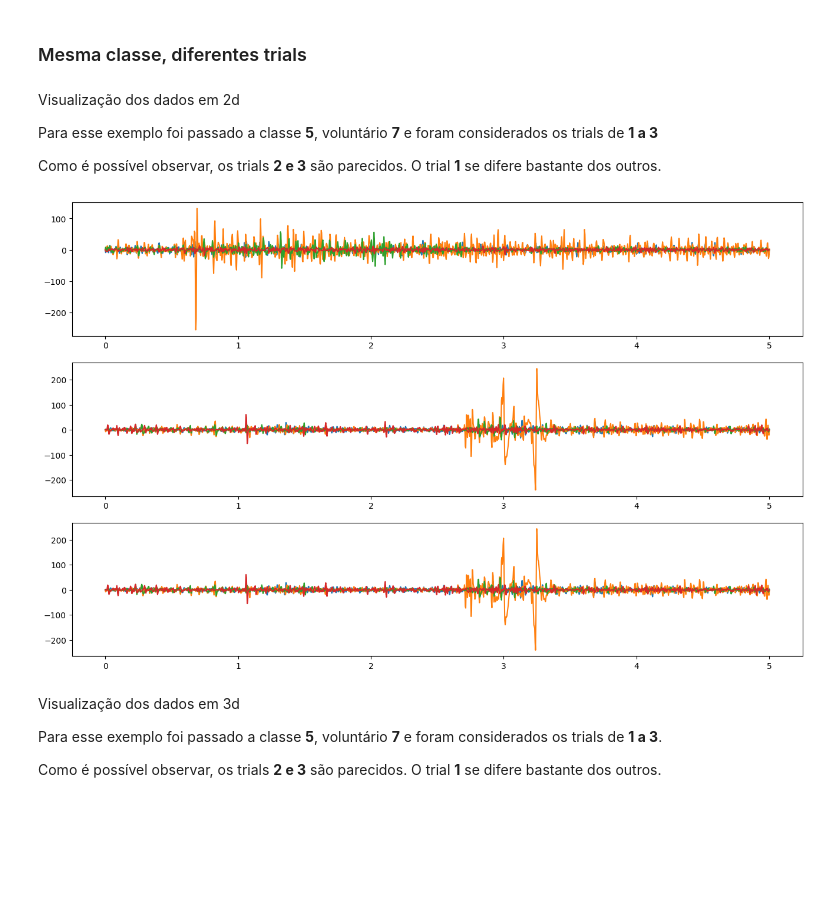
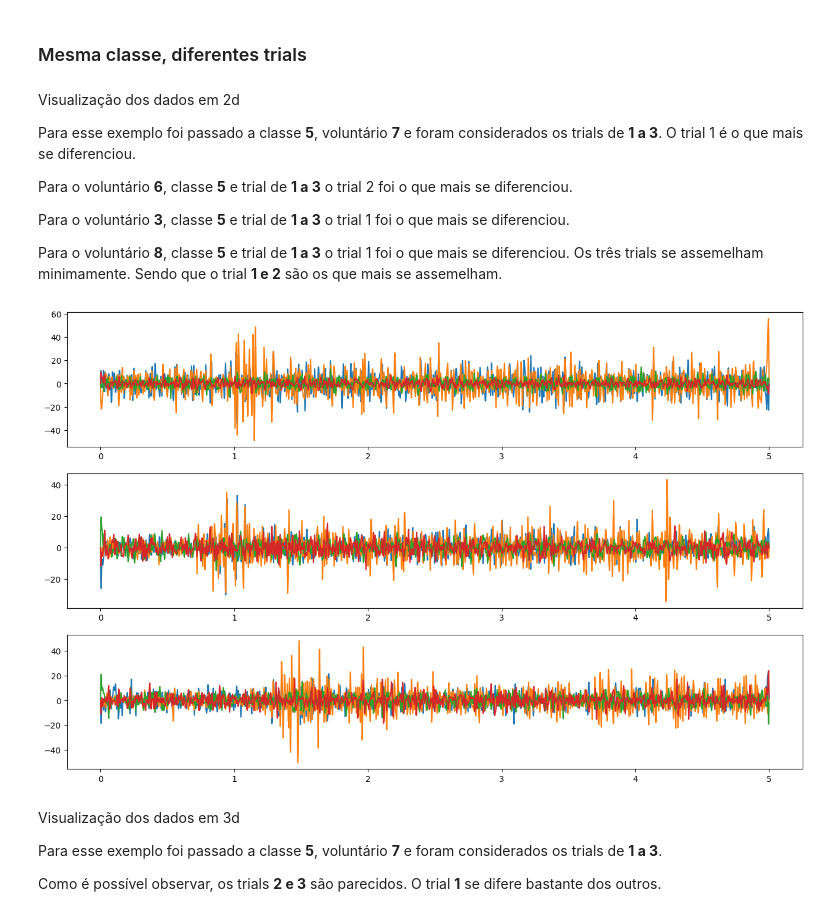
Before and after one commit to LucasDonadi/topicos2-sinaisbiologicos, a Jupyter notebook: trabalho_2.ipynb, the cells around one changed output. Saved outputs shown, nothing was run; the diff lists cells and outputs as text; code cells hidden in the pictures; blank space fills up the shorter version.

Commit message:
fix: arruma detalhes da visualizacao dos dados

```diff
--- a/trabalho_2.ipynb
+++ b/trabalho_2.ipynb
@@ -63,45 +63,49 @@ data = np.reshape(filtered_data, (num_subjects, num_trials, num_classes, num_cha
 # %% [markdown]
 Visualização dos dados em 2d
 
-Para esse exemplo foi passado a classe **5**, voluntário **7** e foram considerados os trials de **1 a 3**
+Para esse exemplo foi passado a classe **5**, voluntário **7** e foram considerados os trials de **1 a 3**. O trial 1 é o que mais se diferenciou.
 
-Como é possível observar, os trials **2 e 3** são parecidos. O trial **1** se difere bastante dos outros.
+Para o voluntário **6**, classe **5** e trial de **1 a 3** o trial 2 foi o que mais se diferenciou.
+
+Para o voluntário **3**, classe **5** e trial de **1 a 3** o trial 1 foi o que mais se diferenciou.
+
+Para o voluntário **8**, classe **5** e trial de **1 a 3** o trial 1 foi o que mais se diferenciou. Os três trials se assemelham minimamente. Sendo que o trial **1 e 2** são os que mais se assemelham.
 # %%
-num_voluntario = 7 # 1...10
+num_voluntario = 8 # 1...10
 classe = 5 # 1...8
 
 # trial 1
 d1 = data[num_voluntario - 1,0,classe - 1,0,:], data[num_voluntario - 1,0,classe - 1,1,:], data[num_voluntario - 1,0,classe - 1,2,:], data[num_voluntario - 1,0,classe - 1,3,:]
 
 # trial 2
 d2 = data[num_voluntario - 1,1,classe - 1,0,:], data[num_voluntario - 1,1,classe - 1,1,:], data[num_voluntario - 1,1,classe - 1,2,:], data[num_voluntario - 1,1,classe - 1,3,:]
 
 # trial 3
 d3 = data[num_voluntario - 1,2,classe - 1,0,:], data[num_voluntario - 1,2,classe - 1,1,:], data[num_voluntario - 1,2,classe - 1,2,:], data[num_voluntario - 1,2,classe - 1,3,:]
 
 rcParams['figure.figsize'] = [16., 10.]
 
 x = np.linspace(0, 5, num_samples)
 fig, ax = plt.subplots(3, 1)
 
 ax[0].plot(x, d1[0])
 ax[0].plot(x, d1[1])
 ax[0].plot(x, d1[2])
 ax[0].plot(x, d1[3])
 
 ax[1].plot(x, d2[0])
 ax[1].plot(x, d2[1])
 ax[1].plot(x, d2[2])
 ax[1].plot(x, d2[3])
 
-ax[2].plot(x, d2[0])
-ax[2].plot(x, d2[1])
-ax[2].plot(x, d2[2])
-ax[2].plot(x, d2[3])
+ax[2].plot(x, d3[0])
+ax[2].plot(x, d3[1])
+ax[2].plot(x, d3[2])
+ax[2].plot(x, d3[3])
 
 plt.show()
 # %% [output]
-[figure, old version]
+[figure, new version]
 # %% [markdown]
 Visualização dos dados em 3d
 
```
Also changed, not shown: parts of 3 cells of this notebook, 16 other files.
